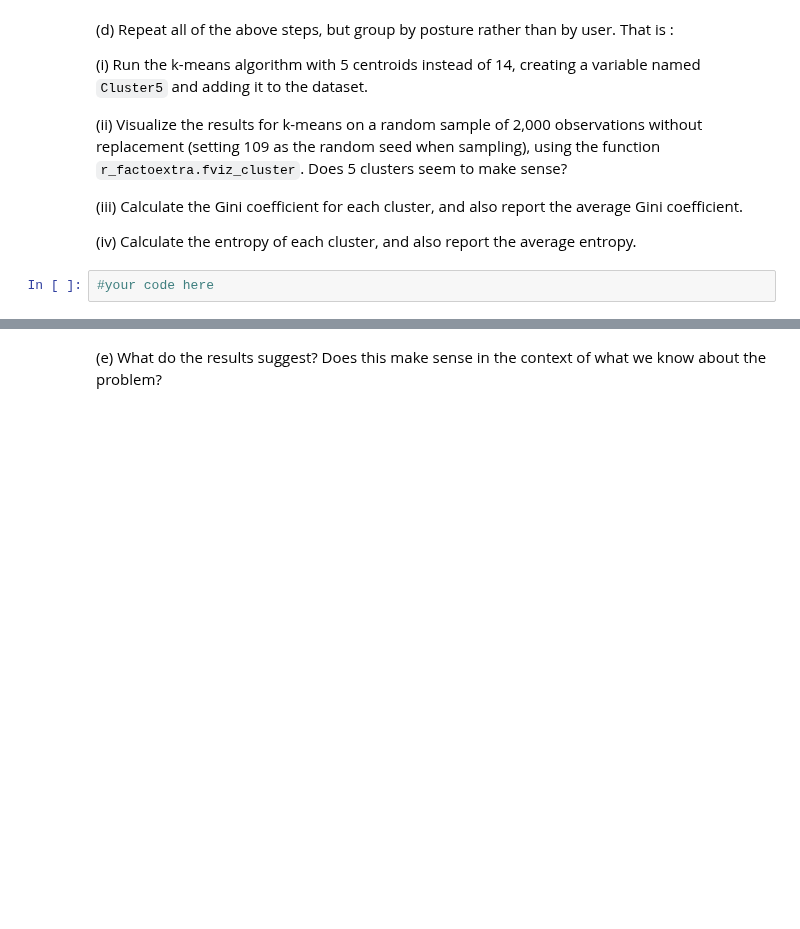
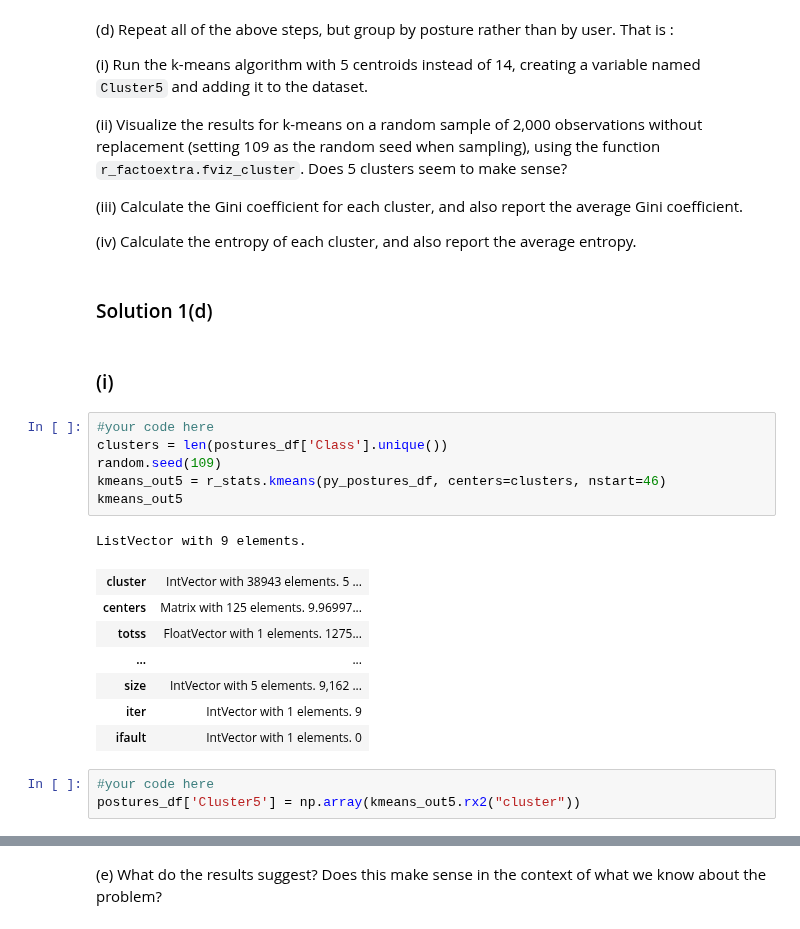
Before and after one commit to srk-apts/CS109B, a Jupyter notebook: HW/cs109b_hw5.ipynb, the cells around one changed output, grey strips where cells are left out. Drawn from its saved outputs; the diff is of its cells as text; blank space fills up the shorter version.

```diff
--- a/HW/cs109b_hw5.ipynb
+++ b/HW/cs109b_hw5.ipynb
@@ -226,5 +306,25 @@ Hint: be careful, because r_stats.kmeans returns cluster numbers beginning with
 (iii) Calculate the Gini coefficient for each cluster, and also report the average Gini coefficient.
 
 (iv) Calculate the entropy of each cluster, and also report the average entropy.
+# %% [markdown]
+### Solution 1(d)
+# %% [markdown]
+### (i)
+# %%
+#your code here
+clusters = len(postures_df['Class'].unique())
+random.seed(109)
+kmeans_out5 = r_stats.kmeans(py_postures_df, centers=clusters, nstart=46)
+kmeans_out5
+# %% [output]
+ListVector with 9 elements.
+| cluster | IntVector with 38943 elements. 5 ... |
+| centers | Matrix with 125 elements. 9.96997... |
+| totss | FloatVector with 1 elements. 1275... |
+| ... | ... |
+| size | IntVector with 5 elements. 9,162 ... |
+| iter | IntVector with 1 elements. 9 |
+| ifault | IntVector with 1 elements. 0 |
 # %%
 #your code here
+postures_df['Cluster5'] = np.array(kmeans_out5.rx2("cluster"))
```
Also changed, not shown: parts of 29 cells of this notebook.
